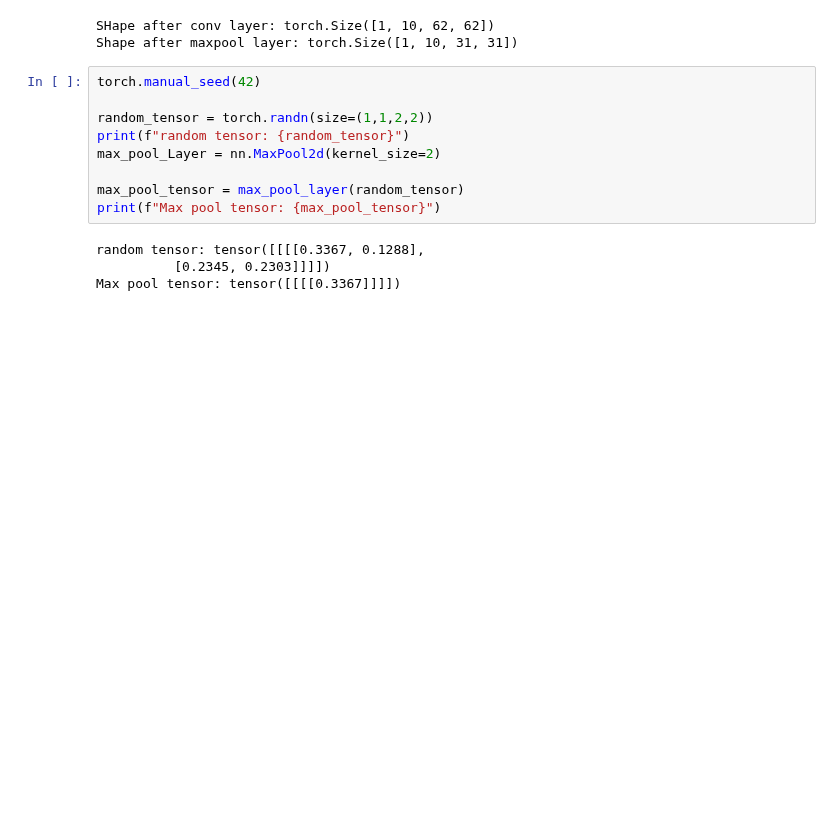
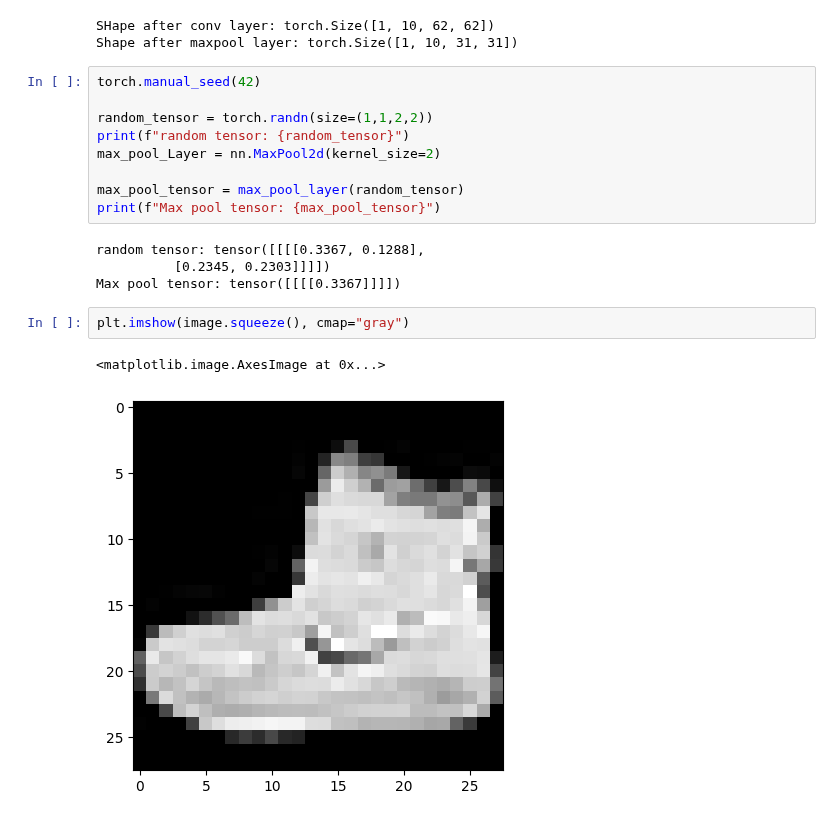
Before and after one commit to srikrish2812/pytorch_practice, a Jupyter notebook: torch_3_cv.ipynb, the cells around one changed output. Saved outputs shown, nothing was run; the diff lists cells and outputs as text; blank space fills up the shorter version.

```diff
--- a/torch_3_cv.ipynb
+++ b/torch_3_cv.ipynb
@@ -788,3 +789,8 @@ print(f"Max pool tensor: {max_pool_tensor}")
 random tensor: tensor([[[[0.3367, 0.1288],
           [0.2345, 0.2303]]]])
 Max pool tensor: tensor([[[[0.3367]]]])
+# %%
+plt.imshow(image.squeeze(), cmap="gray")
+# %% [output]
+<matplotlib.image.AxesImage at 0x...>
+[figure, added]
```
Also changed, not shown: parts of 13 cells of this notebook.
